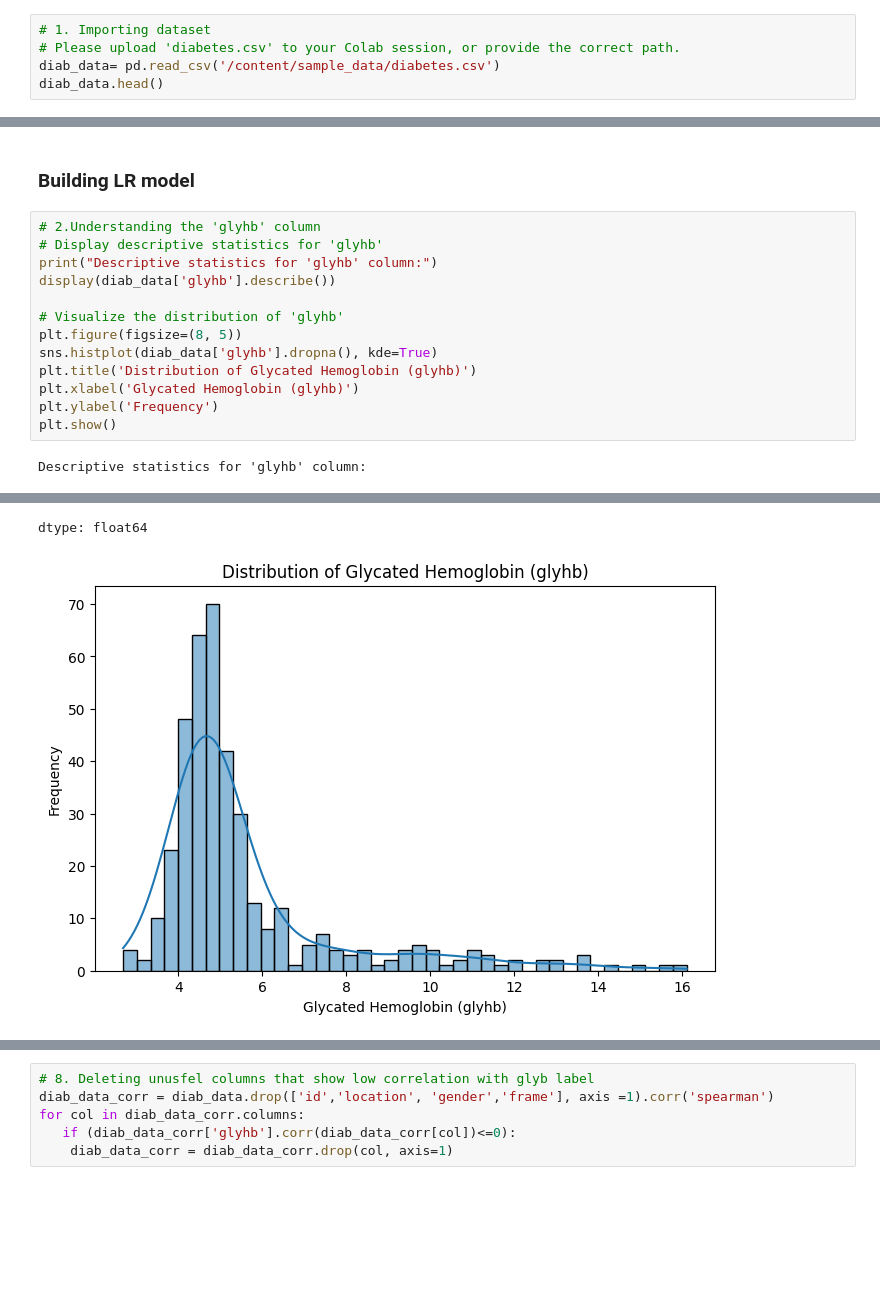
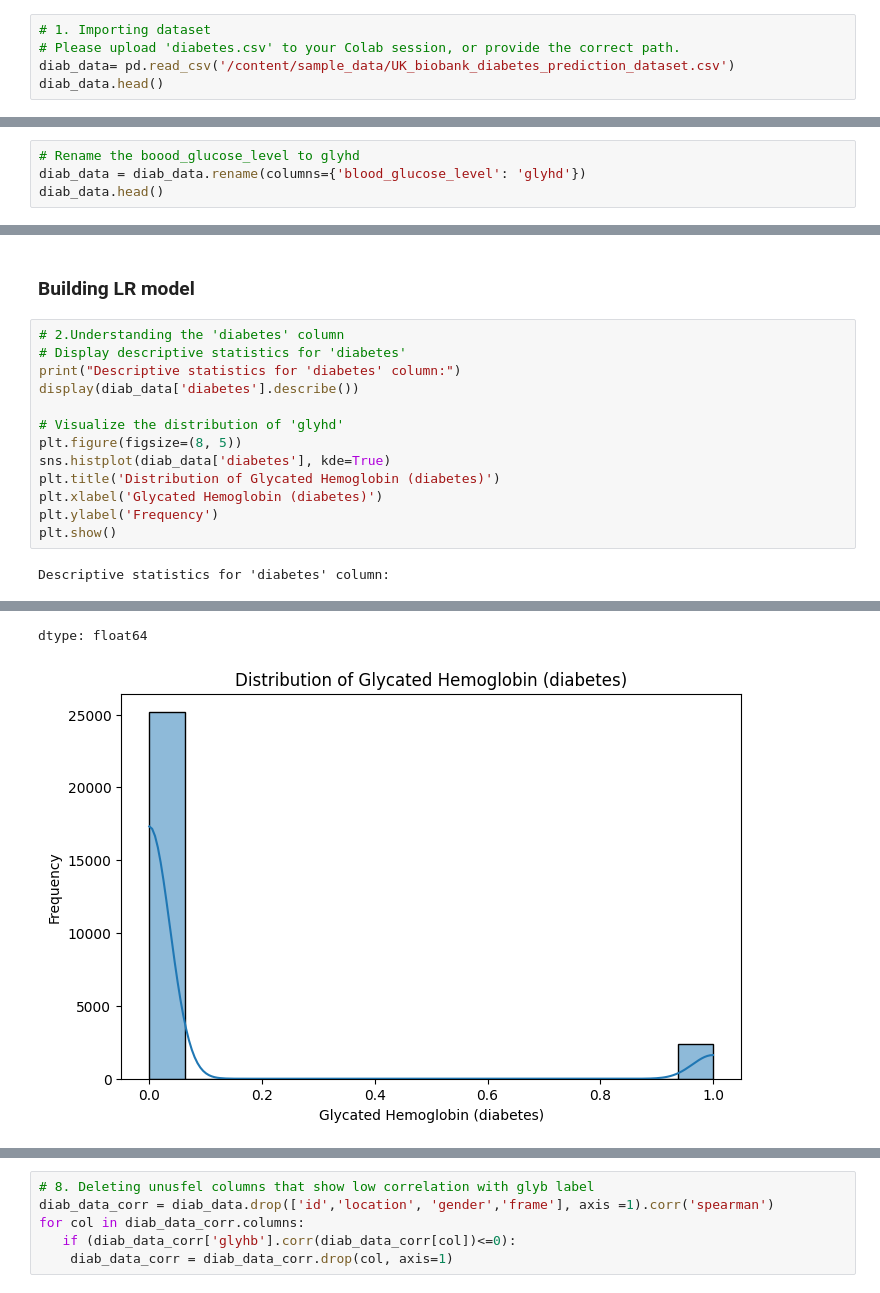
Before and after one commit to Thaer-F-Ali/Logistitc_Regression_Implimitation, a Jupyter notebook: logistic_regression_implimintaion.ipynb, the cells around one changed output, grey strips where cells are left out. Drawn from its saved outputs; the diff is of its cells as text; blank space fills up the shorter version.

```diff
--- a/logistic_regression_implimintaion.ipynb
+++ b/logistic_regression_implimintaion.ipynb
@@ -198,6 +134,6 @@ init_notebook_mode(connected=True)
 # %%
 # 1. Importing dataset
 # Please upload 'diabetes.csv' to your Colab session, or provide the correct path.
-diab_data= pd.read_csv('/content/sample_data/diabetes.csv')
+diab_data= pd.read_csv('/content/sample_data/UK_biobank_diabetes_prediction_dataset.csv')
 diab_data.head()
 # %% [output]
@@ -209,0 +146,4 @@ diab_data.head()
+# %%
+# Rename the boood_glucose_level to glyhd
+diab_data = diab_data.rename(columns={'blood_glucose_level': 'glyhd'})
+diab_data.head()
@@ -210,17 +177,17 @@ diab_data.head()
 # %% [markdown]
 ### Building LR model
 # %%
-# 2.Understanding the 'glyhb' column
-# Display descriptive statistics for 'glyhb'
-print("Descriptive statistics for 'glyhb' column:")
-display(diab_data['glyhb'].describe())
+# 2.Understanding the 'diabetes' column
+# Display descriptive statistics for 'diabetes'
+print("Descriptive statistics for 'diabetes' column:")
+display(diab_data['diabetes'].describe())
 
-# Visualize the distribution of 'glyhb'
+# Visualize the distribution of 'glyhd'
 plt.figure(figsize=(8, 5))
-sns.histplot(diab_data['glyhb'].dropna(), kde=True)
-plt.title('Distribution of Glycated Hemoglobin (glyhb)')
-plt.xlabel('Glycated Hemoglobin (glyhb)')
+sns.histplot(diab_data['diabetes'], kde=True)
+plt.title('Distribution of Glycated Hemoglobin (diabetes)')
+plt.xlabel('Glycated Hemoglobin (diabetes)')
 plt.ylabel('Frequency')
 plt.show()
 # %% [output]
-Descriptive statistics for 'glyhb' column:
+Descriptive statistics for 'diabetes' column:
@@ -236,4 +203,4 @@ Descriptive statistics for 'glyhb' column:
 dtype: float64
-[figure, old version]
+[figure, new version]
 # %%
 diab_data
```
Also changed, not shown: parts of 30 cells of this notebook.
